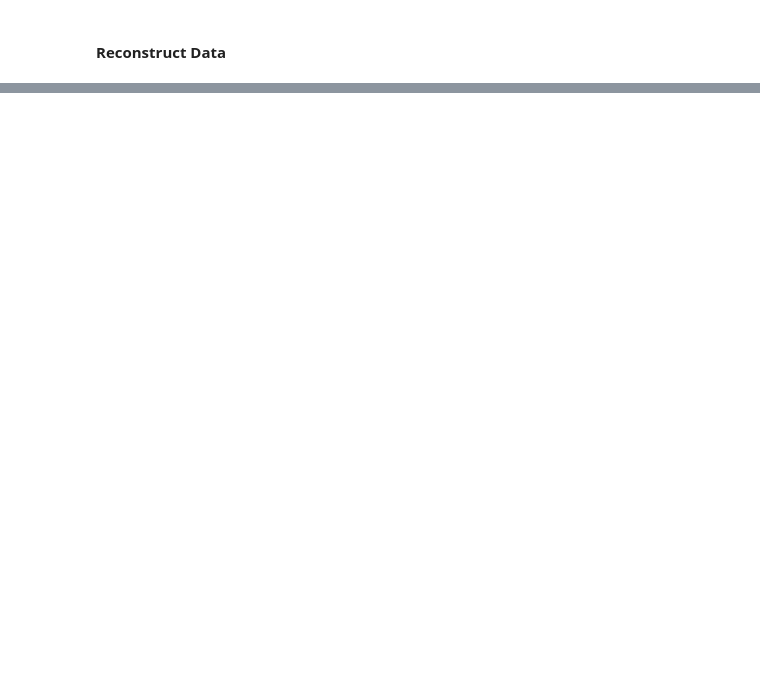
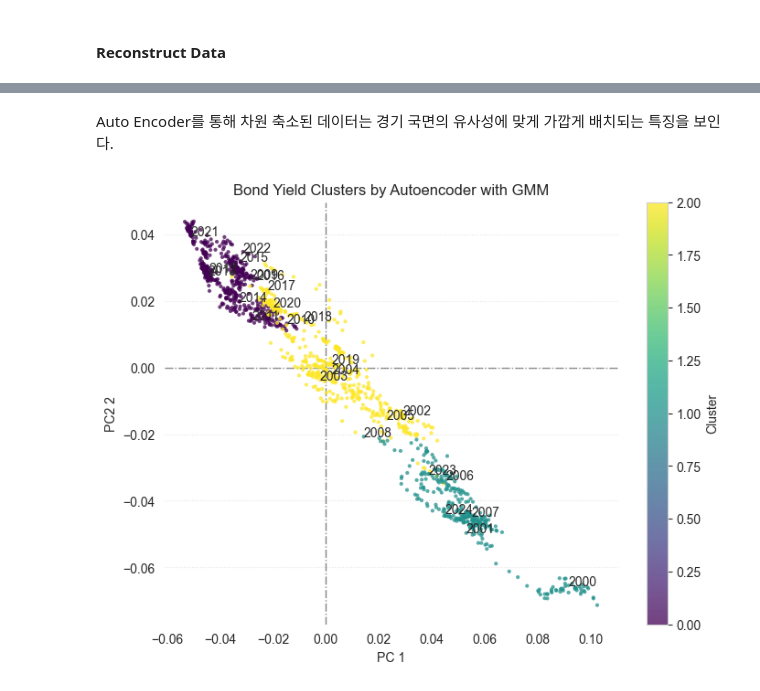
Before and after one commit to Tommylee1013/FinancialDeepLearning, a Jupyter notebook: Notes/DimensionReduction/AutoEncoder.ipynb, the cells around one changed output, grey strips where cells are left out. Saved outputs shown, nothing was run; the diff lists cells and outputs as text; code cells hidden in the pictures; blank space fills up the shorter version.

```diff
--- a/Notes/DimensionReduction/AutoEncoder.ipynb
+++ b/Notes/DimensionReduction/AutoEncoder.ipynb
@@ -447,0 +520,43 @@ plt.show()
+# %% [markdown]
+Auto Encoder를 통해 차원 축소된 데이터는 경기 국면의 유사성에 맞게 가깝게 배치되는 특징을 보인다.
+# %%
+from sklearn.mixture import GaussianMixture
+
+gmm = GaussianMixture(
+    n_components = 3,
+    random_state = 42
+)
+gmm.fit(df_ae)
+labels = gmm.predict(df_ae)
+# %%
+fig, ax = plt.subplots(figsize = (8, 6))
+scatter = ax.scatter(
+    -df_ae.loc[:, 0],
+    df_ae.loc[:, 1],
+    c=labels,
+    cmap='viridis',
+    edgecolor = 'none',
+    marker = '.',
+    alpha = 0.75
+)
+
+plt.xlabel('PC 1')
+plt.ylabel('PC2 2')
+plt.title('Bond Yield Clusters by Autoencoder with GMM')
+plt.axhline(y = 0, c = "grey", linewidth = 1.0, zorder = 0, ls = '-.')
+plt.axvline(x = 0, c = "grey", linewidth = 1.0, zorder = 0, ls = '-.')
+
+for spine in ax.spines.values():
+    spine.set_visible(False)
+ax.grid(False)
+ax.yaxis.grid(True, ls = ':', alpha = 0.5)
+for year in range(df_ae.index.min().year, df_ae.index.max().year+1, merged_years):
+    year_start = df_ae.index[df_ae.index.searchsorted(datetime(year,1,1))]
+    year_end = df_ae.index[df_ae.index.searchsorted(datetime(year+merged_years-1,7,3))]
+    plt.annotate('{0}'.format(year), xy=(-df_ae.loc[year_start,pc1],df_ae.loc[year_start,pc2]),
+                 xytext=(-df_ae.loc[year_start,pc1],df_ae.loc[year_start,pc2]))
+cbar = fig.colorbar(scatter, ax=ax)
+cbar.set_label('Cluster')
+plt.show()
+# %% [output]
+[figure, added]
```
Also changed, not shown: parts of 12 cells of this notebook.
